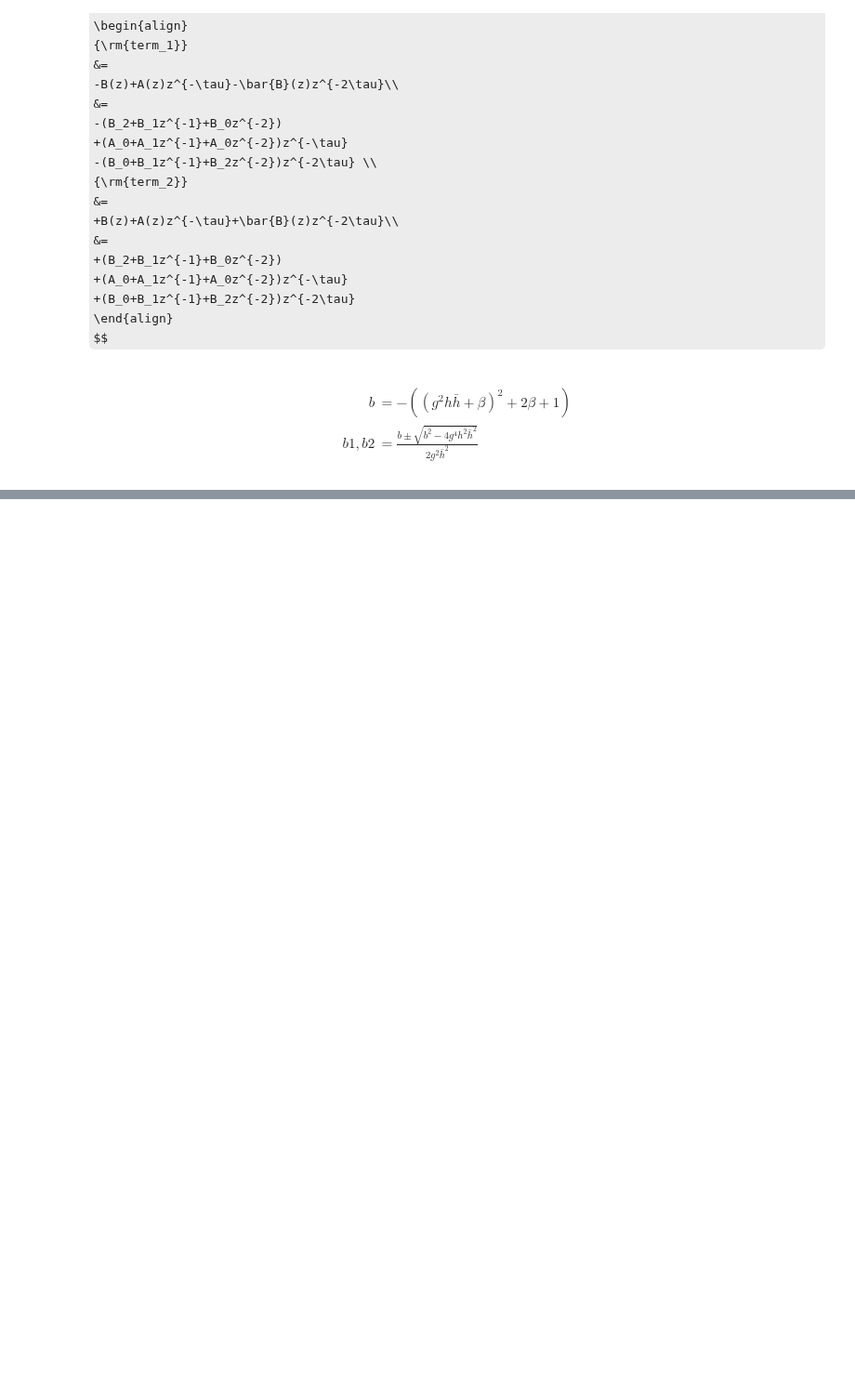
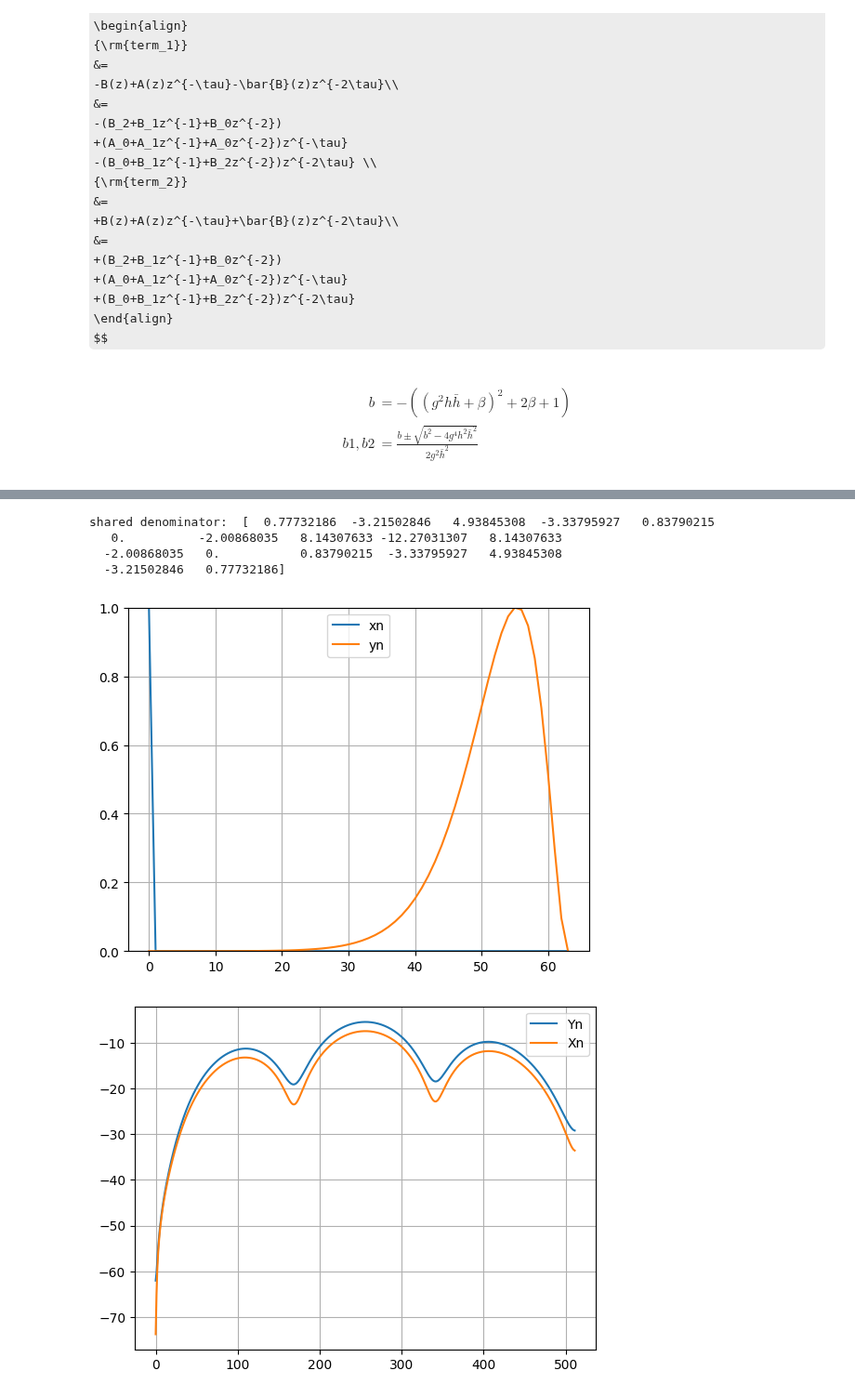
Before and after one commit to kweiwen/pitki, a Jupyter notebook: hrtf/IIR Implementation.ipynb, the cells around one changed output, grey strips where cells are left out. Shown at 93% size. Drawn from its saved outputs; the diff is of its cells as text; code cells hidden in the pictures; some formulas as TeX source; blank space fills up the shorter version.

```diff
--- a/hrtf/IIR Implementation.ipynb
+++ b/hrtf/IIR Implementation.ipynb
@@ -553,0 +553,42 @@ plt.show()
+# %%
+print("shared denominator: ", a)
+
+length = 64
+
+xn = np.zeros(length)
+xn[0] = 1.0
+
+w = np.hanning(2*length)[:length]
+w = w[::-1]
+
+yn = signal.lfilter([1], a, xn) * w
+
+yn = yn / np.max(yn)
+plt.plot(yn, label = "yn")
+plt.plot(xn, label = "xn" )
+plt.legend()
+plt.grid()
+plt.ylim(0, 1)
+plt.show()
+
+# convolve denomiator and numerator
+b_ipsi_ = np.convolve(yn, b_ipsi)
+b_cont_ = np.convolve(yn, b_cont)
+
+_, h_ipsi_b_ = signal.freqz(b_ipsi_,[1])
+_, h_cont_b_ = signal.freqz(b_cont_,[1])
+plt.plot(20 * np.log10(np.abs(h_ipsi_b_)), label="Yn_ipsi")
+plt.plot(20 * np.log10(np.abs(h_cont_b_)), label="Yn_cont")
+plt.legend()
+plt.grid()
+plt.show()
+
+analysis_cancellation(b_ipsi_, b_cont_, [1], Num, Den, g, tau)
+analysis_coloration(b_ipsi_, b_cont_, [1], sample_rate)
+# %% [output]
+shared denominator:  [  0.77732186  -3.21502846   4.93845308  -3.33795927   0.83790215
+   0.          -2.00868035   8.14307633 -12.27031307   8.14307633
+  -2.00868035   0.           0.83790215  -3.33795927   4.93845308
+  -3.21502846   0.77732186]
+[figure, added]
+[figure, added]
```
Also changed, not shown: parts of 2 cells of this notebook.
